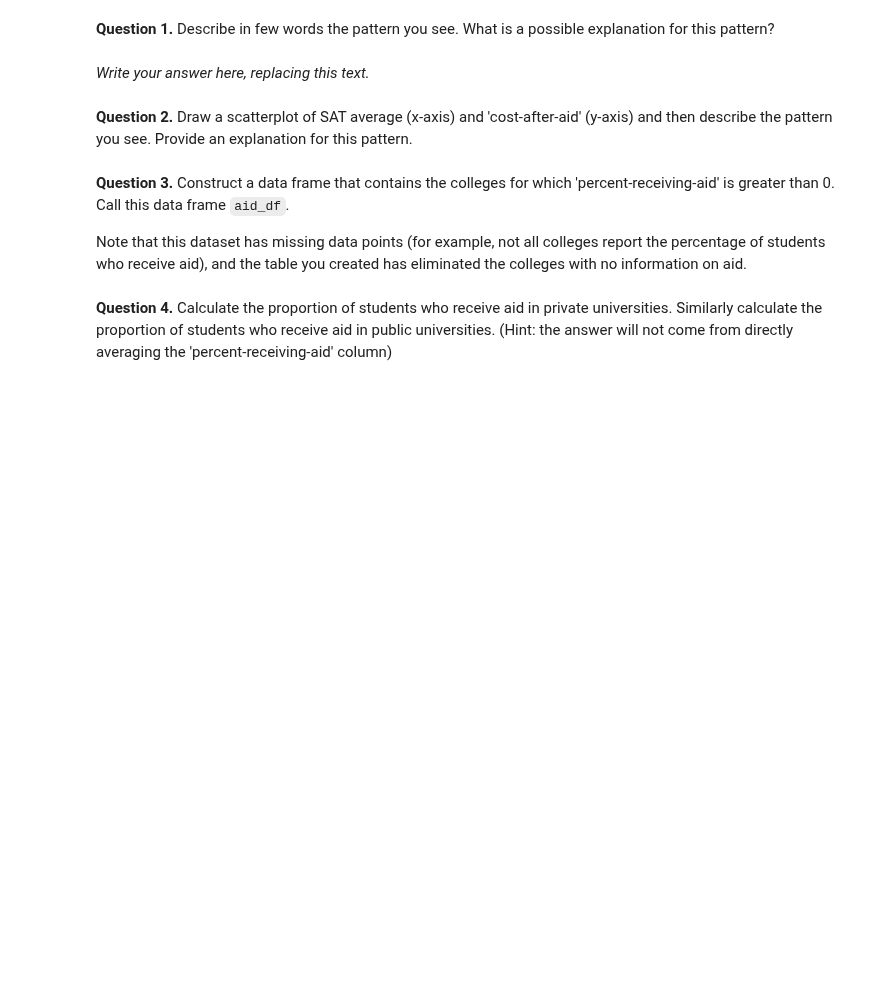
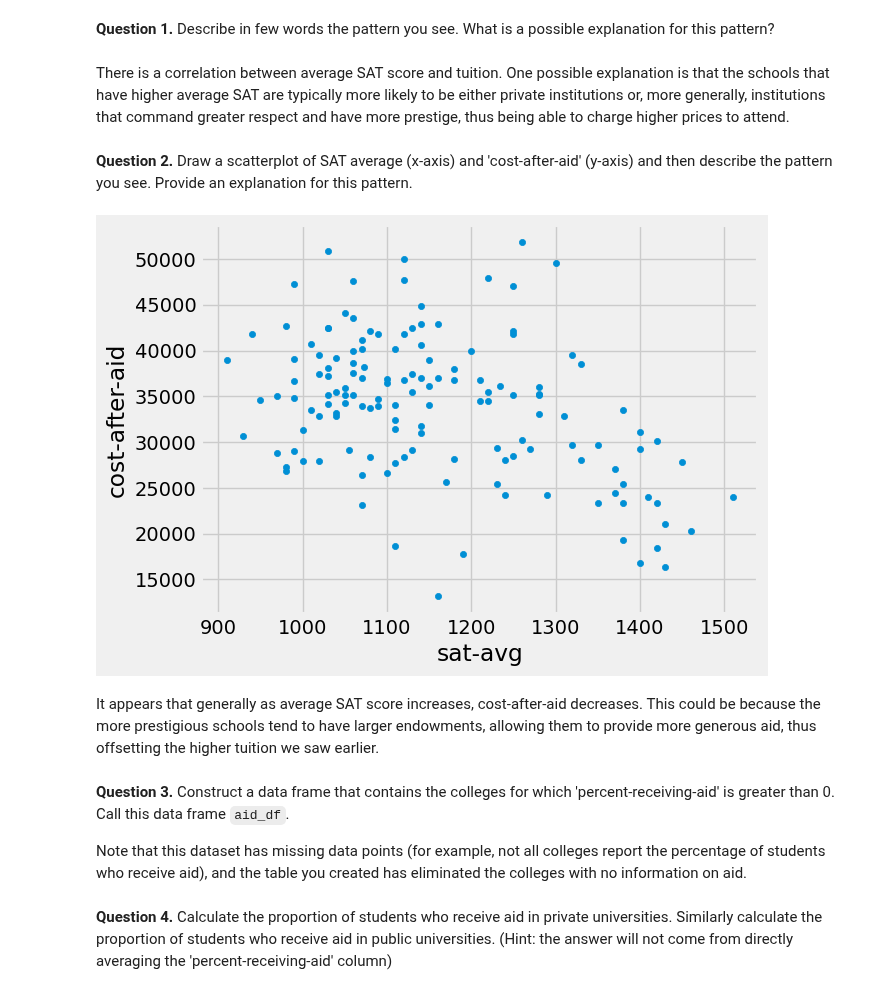
Before and after one commit to mattzhao-R/data-118, a Jupyter notebook: hw/HW03_FALL22.ipynb, the cells around one changed output. Saved outputs shown, nothing was run; the diff lists cells and outputs as text; code cells hidden in the pictures; blank space fills up the shorter version.

```diff
--- a/hw/HW03_FALL22.ipynb
+++ b/hw/HW03_FALL22.ipynb
@@ -97,6 +182,6 @@ colleges_df.plot.scatter(x='sat-avg',y='tuition');
 # %% [markdown]
 **Question 1.**  Describe in few words the pattern you see. What is a possible explanation for this pattern?
-# %% [markdown]
-*Write your answer here, replacing this text.*
+# %% [markdown]
+There is a correlation between average SAT score and tuition. One possible explanation is that the schools that have higher average SAT are typically more likely to be either private institutions or, more generally, institutions that command greater respect and have more prestige, thus being able to charge higher prices to attend.
 # %% [markdown]
 **Question 2.** Draw a scatterplot of SAT average (x-axis) and 'cost-after-aid' (y-axis) and then describe the pattern you see. Provide an explanation for this pattern.
@@ -105,3 +188,9 @@ colleges_df.plot.scatter(x='sat-avg',y='tuition');
+# %%
+colleges_df.plot.scatter(x='sat-avg',y='cost-after-aid');
+# %% [output]
+[figure, added]
+# %% [markdown]
+It appears that generally as average SAT score increases, cost-after-aid decreases. This could be because the more prestigious schools tend to have larger endowments, allowing them to provide more generous aid, thus offsetting the higher tuition we saw earlier.
 # %% [markdown]
 **Question 3.** Construct a data frame that contains the colleges for which 'percent-receiving-aid' is greater than 0. Call this data frame `aid_df`.
 
```
Also changed, not shown: parts of 39 cells of this notebook, 2 other files.
